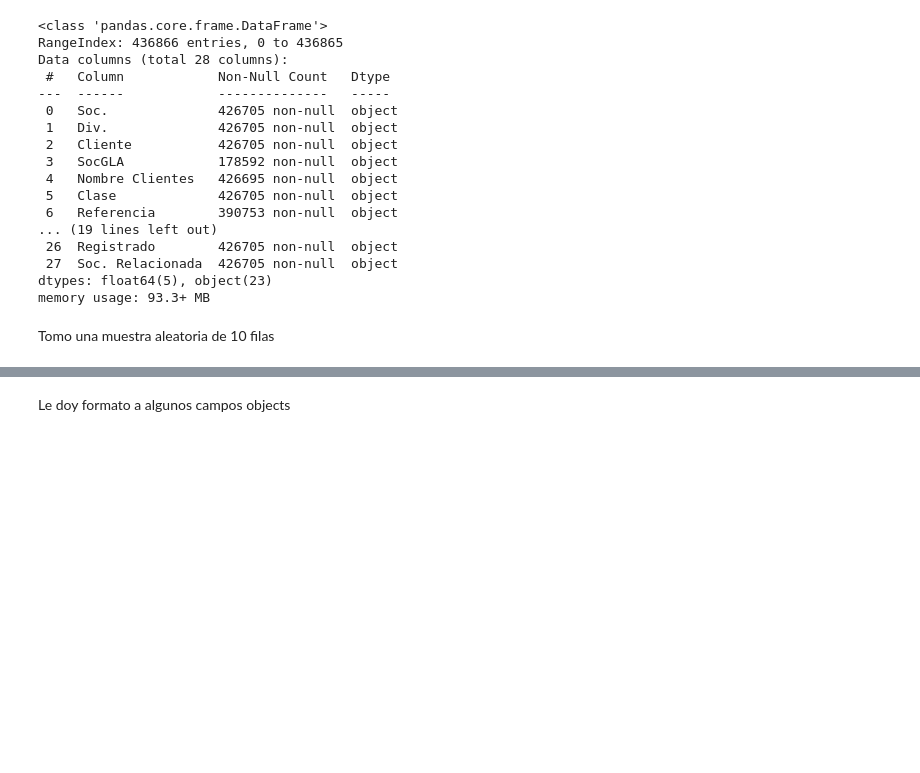
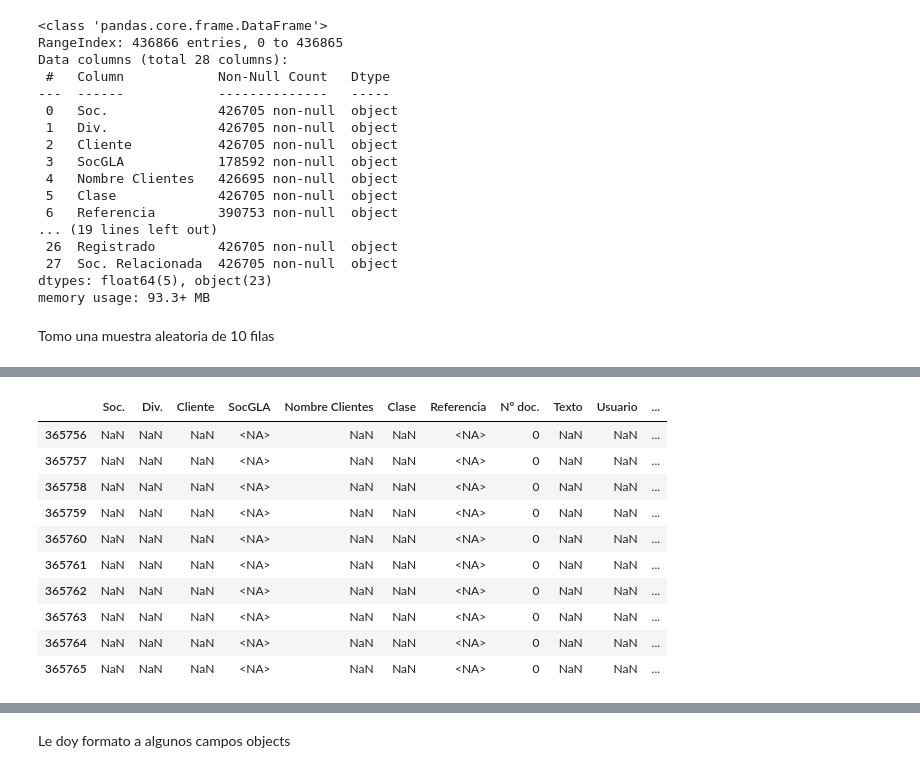
Before and after one commit to 1fac/mi_proyecto_git_61680, a Jupyter notebook: Mi_proyecto_61680.ipynb, the cells around one changed output, grey strips where cells are left out. Drawn from its saved outputs; the diff is of its cells as text; code cells hidden in the pictures; blank space fills up the shorter version.

```diff
--- a/Mi_proyecto_61680.ipynb
+++ b/Mi_proyecto_61680.ipynb
@@ -388,0 +353,14 @@ df_comp_orig.sample(5)
+# %%
+nan_rows.head(10)
+# %% [output]
+|  | Soc. | Div. | Cliente | SocGLA | Nombre Clientes | Clase | Referencia | Nº doc. | Texto | Usuario | ... |
+| 365756 | NaN | NaN | NaN | <NA> | NaN | NaN | <NA> | 0 | NaN | NaN | ... |
+| 365757 | NaN | NaN | NaN | <NA> | NaN | NaN | <NA> | 0 | NaN | NaN | ... |
+| 365758 | NaN | NaN | NaN | <NA> | NaN | NaN | <NA> | 0 | NaN | NaN | ... |
+| 365759 | NaN | NaN | NaN | <NA> | NaN | NaN | <NA> | 0 | NaN | NaN | ... |
+| 365760 | NaN | NaN | NaN | <NA> | NaN | NaN | <NA> | 0 | NaN | NaN | ... |
+| 365761 | NaN | NaN | NaN | <NA> | NaN | NaN | <NA> | 0 | NaN | NaN | ... |
+| 365762 | NaN | NaN | NaN | <NA> | NaN | NaN | <NA> | 0 | NaN | NaN | ... |
+| 365763 | NaN | NaN | NaN | <NA> | NaN | NaN | <NA> | 0 | NaN | NaN | ... |
+| 365764 | NaN | NaN | NaN | <NA> | NaN | NaN | <NA> | 0 | NaN | NaN | ... |
+| 365765 | NaN | NaN | NaN | <NA> | NaN | NaN | <NA> | 0 | NaN | NaN | ... |
```
Also changed, not shown: parts of 16 cells of this notebook.
